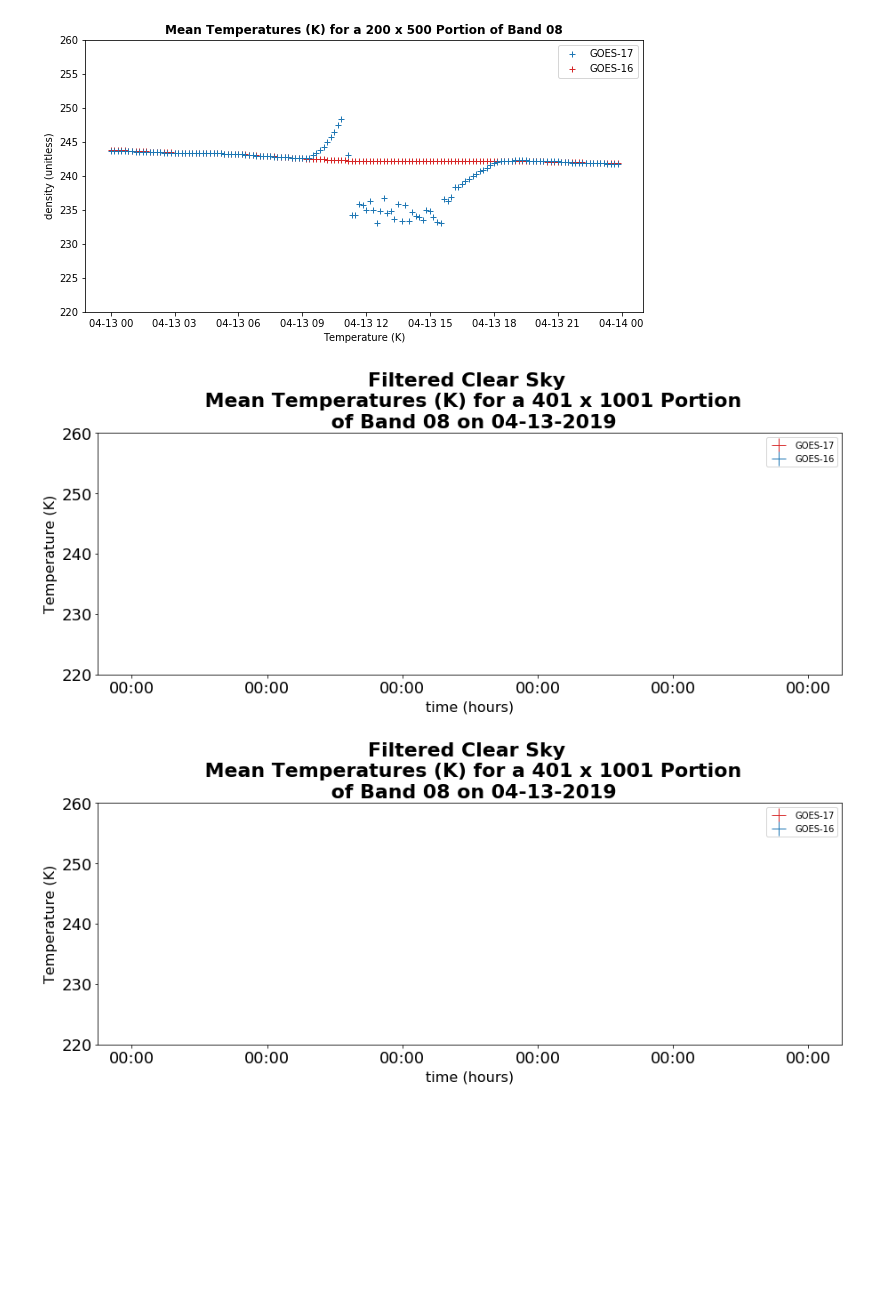
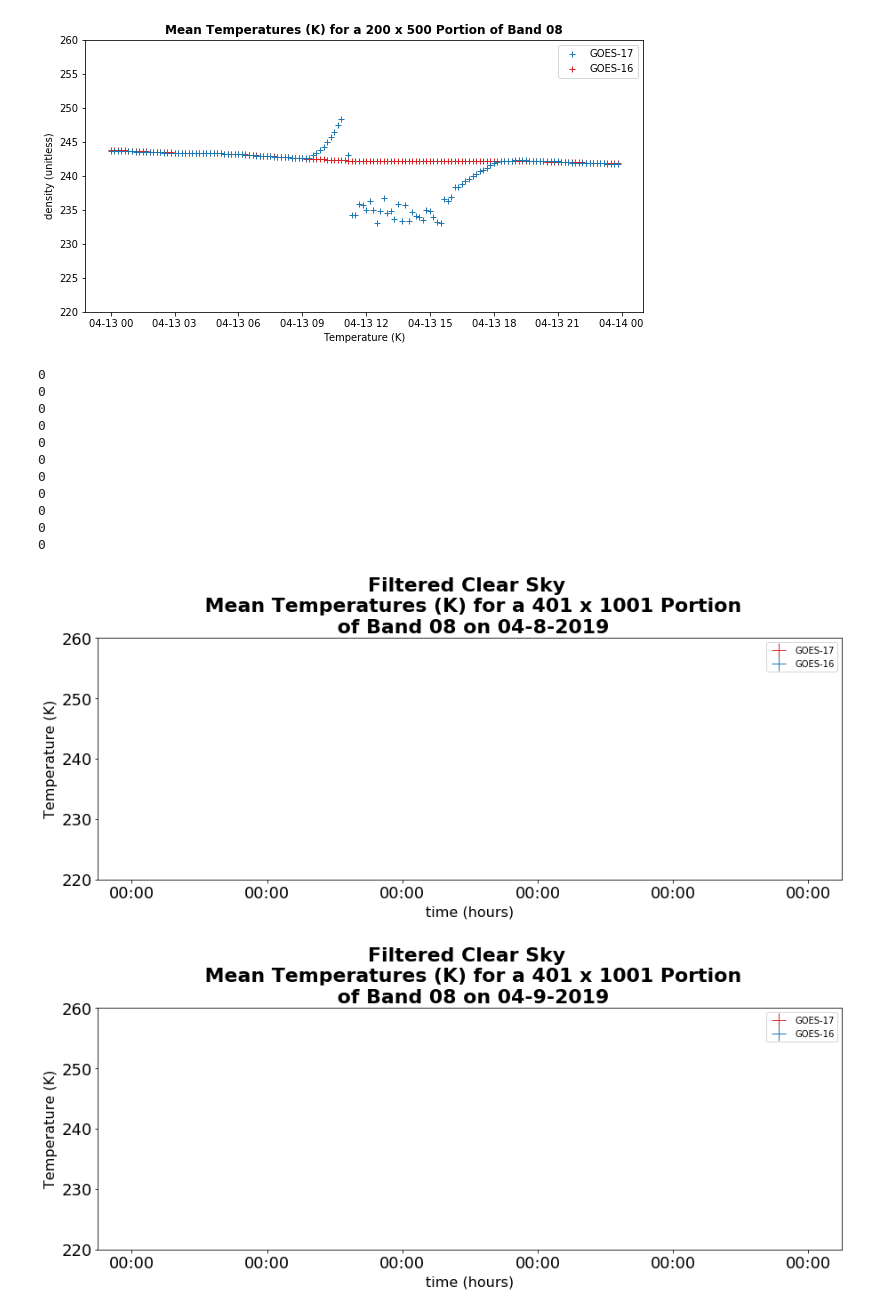
Before and after one commit to adomakor412/GOEScode, a Jupyter notebook: Histogram.ipynb, the cells around one changed output. Drawn from its saved outputs; the diff is of its cells as text; code cells hidden in the pictures; blank space fills up the shorter version.

Commit message:
histogram.py WIP: sketches but not load data

```diff
--- a/Histogram.ipynb
+++ b/Histogram.ipynb
@@ -3,9 +3,9 @@ import xarray as xr
 from pathlib import Path
 import matplotlib.pyplot as plt
 %matplotlib inline
-npPath = '/sharedData/scratch/all_npy3/'
+npPath = '/tmp/npOut/all_npy3/'
 ncPath = '/sharedData/scratch/'
-acmPath = '/sharedData/scratch/ACMFiles/'
+acmPath = '/sharedData/scratch/all_npy3/'
 import re
 import os
 from os import path as op
@@ -56,8 +56,10 @@ def createPlotArray(ncFiles,npFiles,npPath,acmFiles):
 import matplotlib.dates as mdates
 from datetime import datetime
 # %%
-times17, mean17 = getTmean('17',npPath, band ='07', day = '098')
-times16, mean16 = getTmean('16',npPath, band ='07', day = '098')
+day = '103'
+band = '08'
+times17, mean17 = getTmean('17',npPath, band, day)
+times16, mean16 = getTmean('16',npPath, band, day)
 
 
 ptimes17 = [datetime.strptime(f"2019{day}{t}", "%Y%j%H%M") for t in times17]
@@ -216,30 +218,41 @@ _ = ax1.set_xlabel('Temperature (K)')
 # %%
 
 
-for i in [7]:
+for i in [8]:
     for j in range(11):
         band = str(i).zfill(2)
-        day = 90 + j
-        day = str(day).zfill(3)
+        date = 90 + j
+        day = str(date).zfill(3)
 
         times17, mean17 = getTmean('17', npPath, band, day)
         times16, mean16 = getTmean('16', npPath, band, day)
-
+        print(len(mean17))
         ptimes17 = [datetime.strptime(f"2019{day}{t}", "%Y%j%H%M") for t in times17]
         ptimes16 = [datetime.strptime(f"2019{day}{t}", "%Y%j%H%M") for t in times16]
-        fig1, ax1 = plt.subplots(figsize=(15,5), constrained_layout=False)
+        fig, ax1 = plt.subplots(figsize=(15,5))#constrained_layout=False
         _ = ax1.plot_date(ptimes17, mean17 , label="GOES-17", color='tab:red', marker='+', markersize = 16)
         _ = ax1.plot_date(ptimes16, mean16 , label='GOES-16', color='tab:blue', marker='+', markersize = 16, zorder=-1)
         _ = ax1.set_ylim(220,260)
         _ = ax1.tick_params('both', labelsize=18)
         _ = ax1.legend()
-        _ = ax1.set_title('Filtered Clear Sky \n Mean Temperatures (K) for a 401 x 1001 Portion\n of Band 08 on 04-13-2019', fontweight ='bold', fontsize = 22)
+        _ = ax1.set_title(f'Filtered Clear Sky \n Mean Temperatures (K) for a 401 x 1001 Portion\n of Band 08 on 04-{str(8+j)}-2019', fontweight ='bold', fontsize = 22)
         _ = ax1.set_ylabel('Temperature (K)',fontsize = 16)
         _ = ax1.set_xlabel('time (hours)',fontsize = 16)
         _ = ax1.xaxis.set_major_formatter(mdates.DateFormatter('%H:%M'))
 # %% [output]
+0
+0
+0
+0
+0
+0
+0
+0
+0
+0
+0
-[figure, old version]
+[figure, new version]
-[figure, old version]
+[figure, new version]
 [figure]
 [figure]
 [figure]
```
Also changed, not shown: parts of 6 cells of this notebook.
